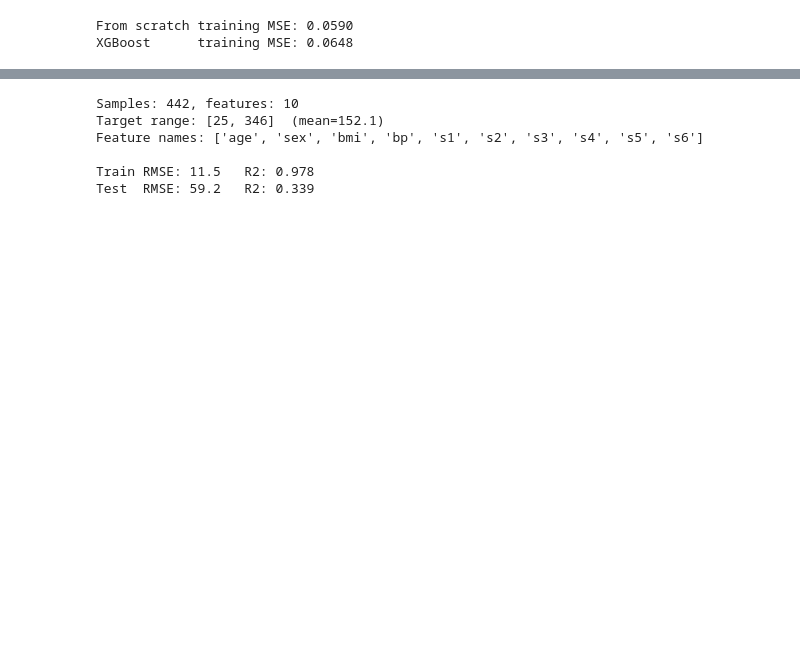
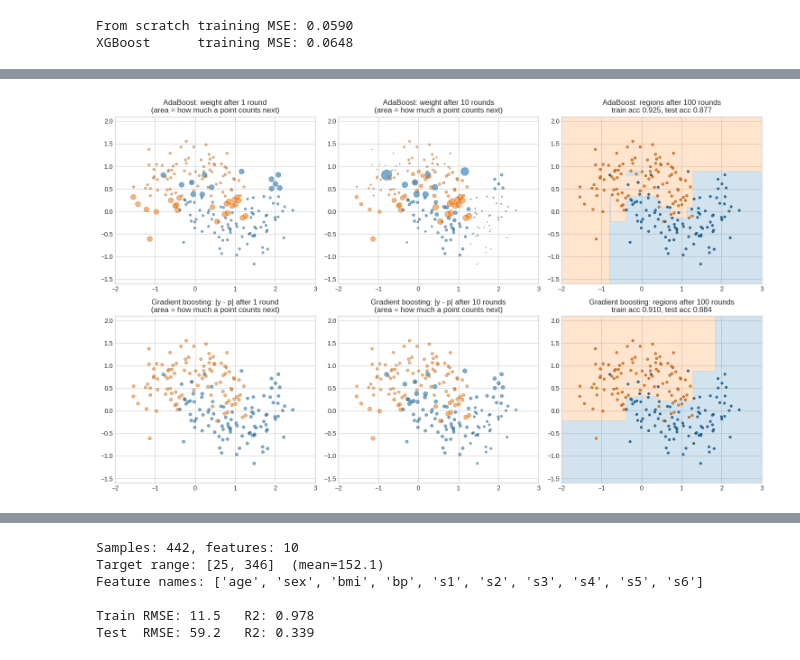
Before and after one commit to imagra93/ML-course-labs, a Jupyter notebook: notebooks/machine_learning/lab 6 - XGBoost and Gradient Boosting.ipynb, the cells around one changed output, grey strips where cells are left out. Drawn from its saved outputs; the diff is of its cells as text; code cells hidden in the pictures; blank space fills up the shorter version.

```diff
--- a/notebooks/machine_learning/lab 6 - XGBoost and Gradient Boosting.ipynb
+++ b/notebooks/machine_learning/lab 6 - XGBoost and Gradient Boosting.ipynb
@@ -121,0 +139,75 @@ XGBoost      training MSE: 0.0648
+# %%
+X2, y2 = make_moons(n_samples=200, noise=0.3, random_state=0)               # training points, labels 0/1
+X2_test, y2_test = make_moons(n_samples=1000, noise=0.3, random_state=1)    # fresh points to test on
+n_rounds = 100
+
+# AdaBoost: labels -1/+1, the WEIGHTS change from round to round
+y_pm = 2 * y2 - 1
+w = np.full(len(y_pm), 1 / len(y_pm))                                      # step 1: equal weights
+stumps, alphas, ada_weights = [], [], {}
+for t in range(1, n_rounds + 1):
+    stump = DecisionTreeClassifier(max_depth=1).fit(X2, y_pm, sample_weight=w)  # step 2
+    h = stump.predict(X2)
+    eps = w[h != y_pm].sum()                                                 # step 3: weighted error
+    alpha = 0.5 * np.log((1 - eps) / eps)                                    #         and vote
+    w = w * np.exp(-alpha * y_pm * h)                                        # step 4: re-weight
+    w = w / w.sum()
+    stumps.append(stump); alphas.append(alpha)
+    if t <= 3:
+        print(f"AdaBoost round {t}: {np.sum(h != y_pm)} mistakes, eps = {eps:.3f}, alpha = {alpha:.3f}")
+    if t in (1, 10, n_rounds):
+        ada_weights[t] = w.copy()
+
+# Gradient boosting (log-loss): labels 0/1, the TARGETS (residuals) change from round to round
+nu = 0.5
+F0 = np.log(y2.mean() / (1 - y2.mean()))                                   # start: log-odds of the positive rate
+F = np.full(len(y2), F0)
+trees, gb_residuals = [], {}
+for t in range(1, n_rounds + 1):
+    residuals = y2 - 1 / (1 + np.exp(-F))                                    # y - p
+    tree = DecisionTreeRegressor(max_depth=1).fit(X2, residuals)
+    F = F + nu * tree.predict(X2)
+    trees.append(tree)
+    if t in (1, 10, n_rounds):
+        gb_residuals[t] = np.abs(y2 - 1 / (1 + np.exp(-F)))                   # pull of each point on the next tree
+
+def ada_score(X):                     # weighted vote; its sign is the class
+    return sum(a * s.predict(X) for a, s in zip(alphas, stumps))
+
+def gb_score(X):                      # log-odds; class 1 if positive
+    return F0 + nu * sum(tr.predict(X) for tr in trees)
+
+ada_acc = [np.mean((ada_score(A) > 0) == b) for A, b in [(X2, y2), (X2_test, y2_test)]]
+gb_acc = [np.mean((gb_score(A) > 0) == b) for A, b in [(X2, y2), (X2_test, y2_test)]]
+print(f"\nAfter {n_rounds} rounds   train acc   test acc")
+print(f"AdaBoost               {ada_acc[0]:.3f}      {ada_acc[1]:.3f}")
+print(f"Gradient boosting      {gb_acc[0]:.3f}      {gb_acc[1]:.3f}")
+
+top = len(y2) // 10                   # the 10% points that count most
+ada_share = np.sort(ada_weights[n_rounds])[-top:].sum()
+gb_share = np.sort(gb_residuals[n_rounds])[-top:].sum() / gb_residuals[n_rounds].sum()
+print(f"\nShare carried by the top 10% of points after {n_rounds} rounds: "
+      f"AdaBoost {ada_share:.0%} of the weight, gradient boosting {gb_share:.0%} of the residual")
+
+# Top row: AdaBoost weights; bottom row: gradient-boosting residuals; right: the final regions
+fig, axes = plt.subplots(2, 3, figsize=(15, 9))
+gx, gy = np.meshgrid(np.linspace(-2, 3, 300), np.linspace(-1.6, 2.1, 300))
+grid = np.c_[gx.ravel(), gy.ravel()]
+colors = np.where(y2 == 1, 'tab:blue', 'tab:orange')
+for row, (name, pull, score, acc) in enumerate([
+        ('AdaBoost: weight', ada_weights, ada_score, ada_acc),
+        ('Gradient boosting: |y - p|', gb_residuals, gb_score, gb_acc)]):
+    for col, t in enumerate((1, 10)):
+        size = 25 * pull[t] / pull[t].mean()                                 # 25 = average point
+        axes[row, col].scatter(X2[:, 0], X2[:, 1], s=size, c=colors, alpha=0.6, edgecolor='k', lw=0.3)
+        axes[row, col].set_title(f'{name} after {t} round{"s" if t > 1 else ""}\n(area = how much a point counts next)')
+    axes[row, 2].contourf(gx, gy, (score(grid) > 0).reshape(gx.shape), levels=[-0.5, 0.5, 1.5],
+                          colors=['tab:orange', 'tab:blue'], alpha=0.2)
+    axes[row, 2].scatter(X2[:, 0], X2[:, 1], s=15, c=colors, edgecolor='k', lw=0.3)
+    axes[row, 2].set_title(f'{name.split(":")[0]}: regions after {n_rounds} rounds\n'
+                           f'train acc {acc[0]:.3f}, test acc {acc[1]:.3f}')
+for ax in axes.ravel():
+    ax.set_xlim(-2, 3); ax.set_ylim(-1.6, 2.1)
+plt.tight_layout()
+plt.show()
+# %% [output]
@@ -121,0 +223 @@ XGBoost      training MSE: 0.0648
+[figure, added]
```
Also changed, not shown: parts of 21 cells of this notebook, 9 other files.
